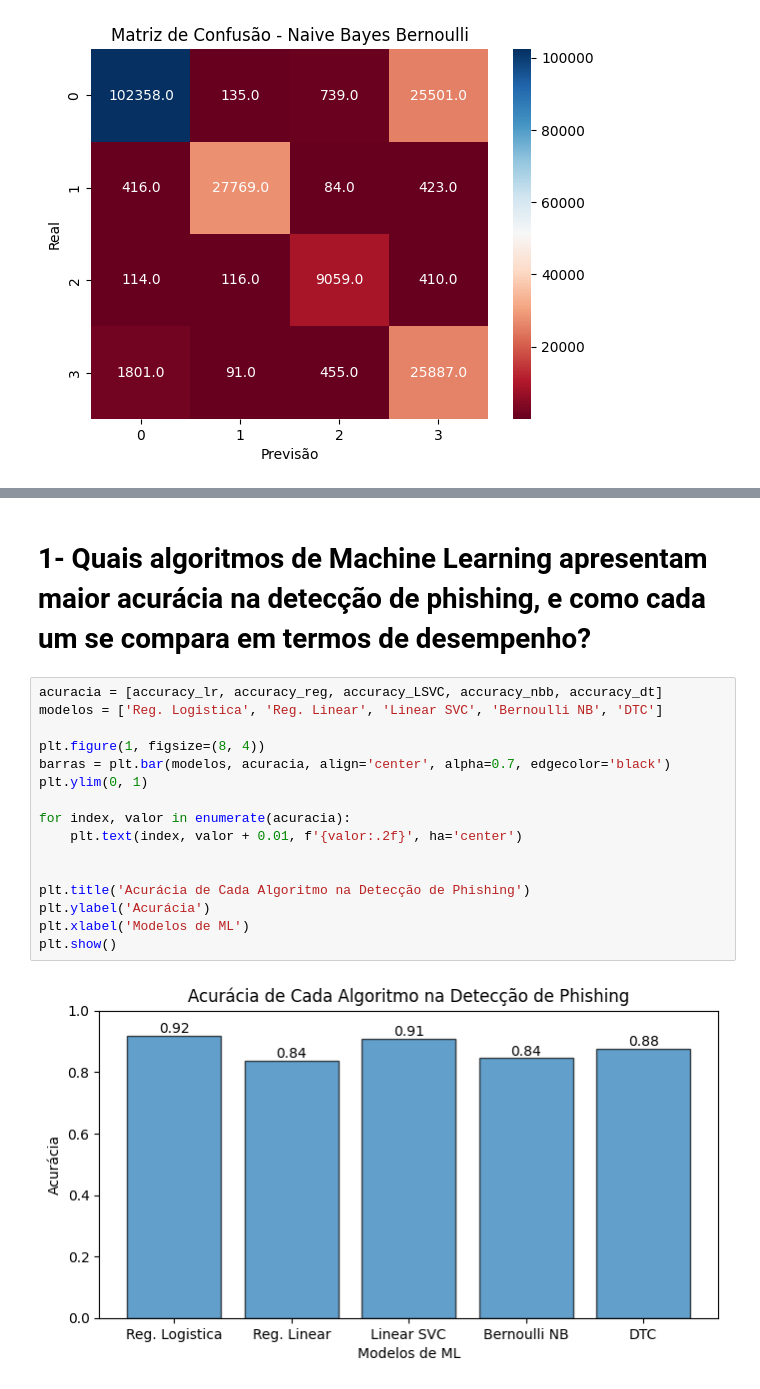
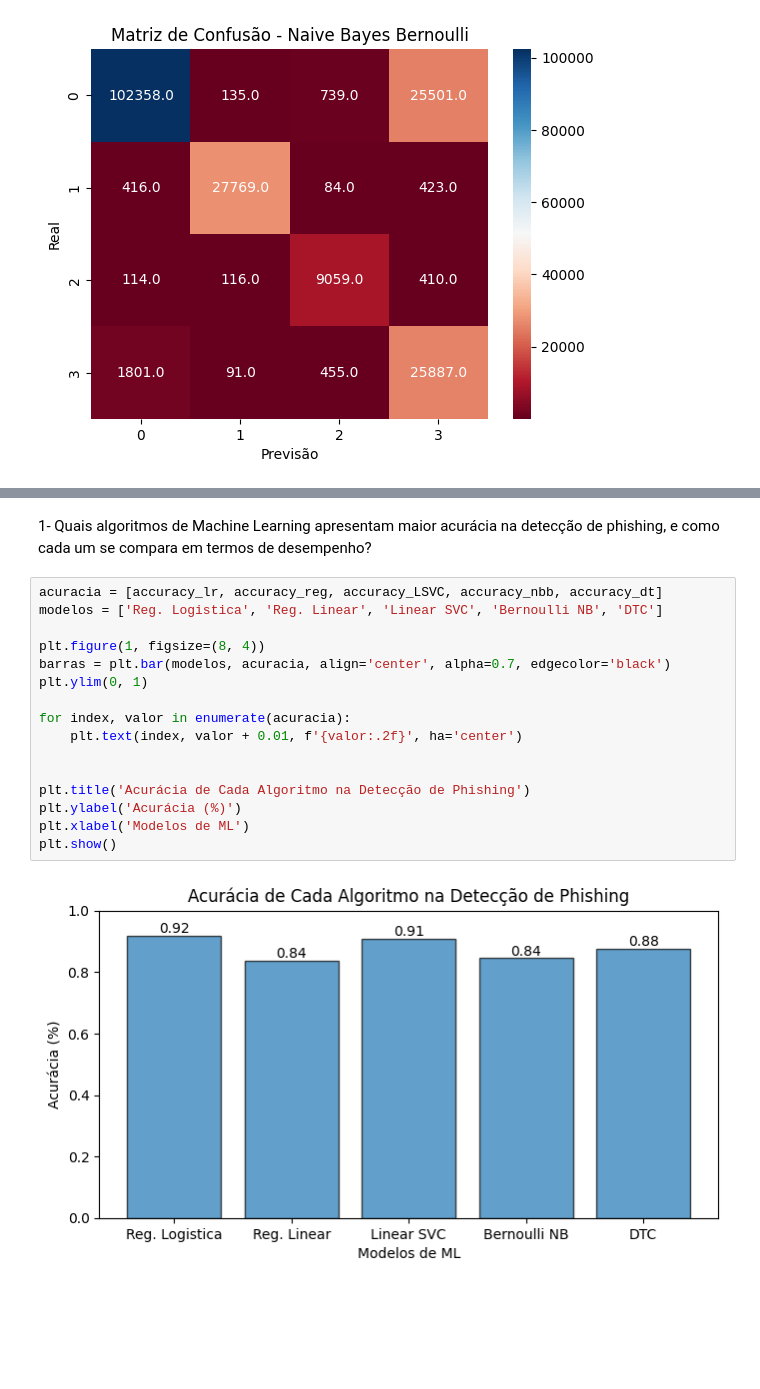
Before and after one commit to leolibardi/TCC-2024---ML-TO-DETEC-MALICIOUS-URL, a Jupyter notebook: TCC-Update-05-11-2024.ipynb, the cells around one changed output, grey strips where cells are left out. Saved outputs shown, nothing was run; the diff lists cells and outputs as text; blank space fills up the shorter version.

```diff
--- a/TCC-Update-05-11-2024.ipynb
+++ b/TCC-Update-05-11-2024.ipynb
@@ -308,23 +308,23 @@ plt.show()
 # %% [markdown]
-# 1- Quais algoritmos de Machine Learning apresentam maior acurácia na detecção de phishing, e como cada um se compara em termos de desempenho?
+1- Quais algoritmos de Machine Learning apresentam maior acurácia na detecção de phishing, e como cada um se compara em termos de desempenho?
 # %%
 acuracia = [accuracy_lr, accuracy_reg, accuracy_LSVC, accuracy_nbb, accuracy_dt]
 modelos = ['Reg. Logistica', 'Reg. Linear', 'Linear SVC', 'Bernoulli NB', 'DTC']
 
 plt.figure(1, figsize=(8, 4))
 barras = plt.bar(modelos, acuracia, align='center', alpha=0.7, edgecolor='black')
 plt.ylim(0, 1)
 
 for index, valor in enumerate(acuracia):
     plt.text(index, valor + 0.01, f'{valor:.2f}', ha='center')
 
 
 plt.title('Acurácia de Cada Algoritmo na Detecção de Phishing')
-plt.ylabel('Acurácia')
+plt.ylabel('Acurácia (%)')
 plt.xlabel('Modelos de ML')
 plt.show()
 # %% [output]
-[figure, old version]
+[figure, new version]
 # %%
 models = ['Reg. Logistica', 'Reg. Linear', 'Linear SVC', 'Bernoulli NB', 'DTC']
 time = [tempo_exec_lr,tempo_exec_lreg,tempo_exec_lsvc, tempo_exec_nb, tempo_exec_dtc]
```
Also changed, not shown: parts of 11 cells of this notebook, 2 other files.
